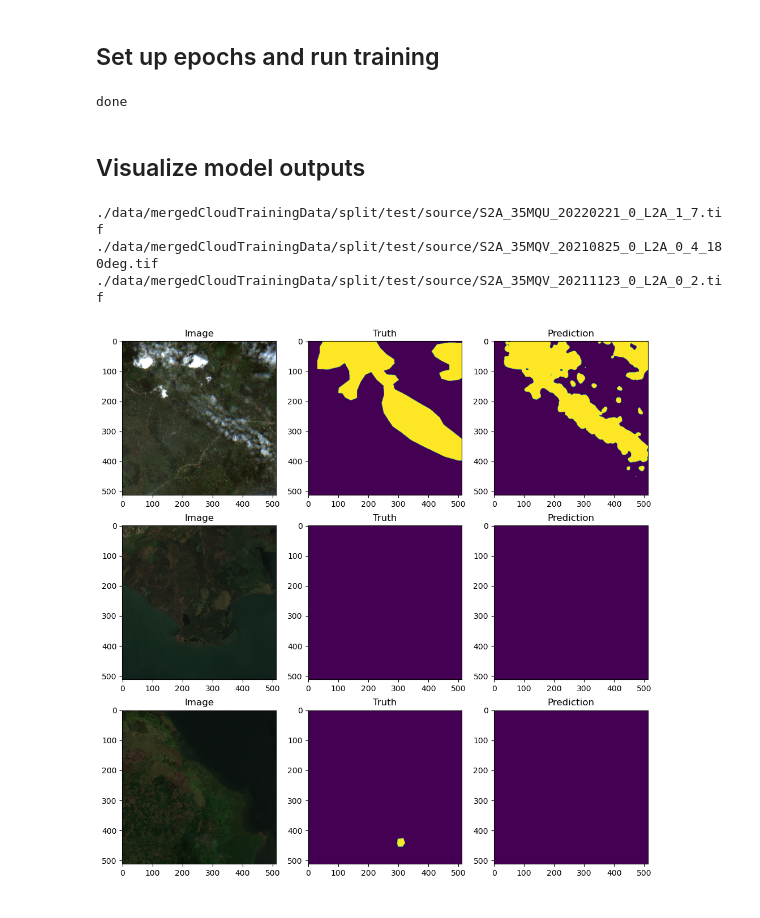
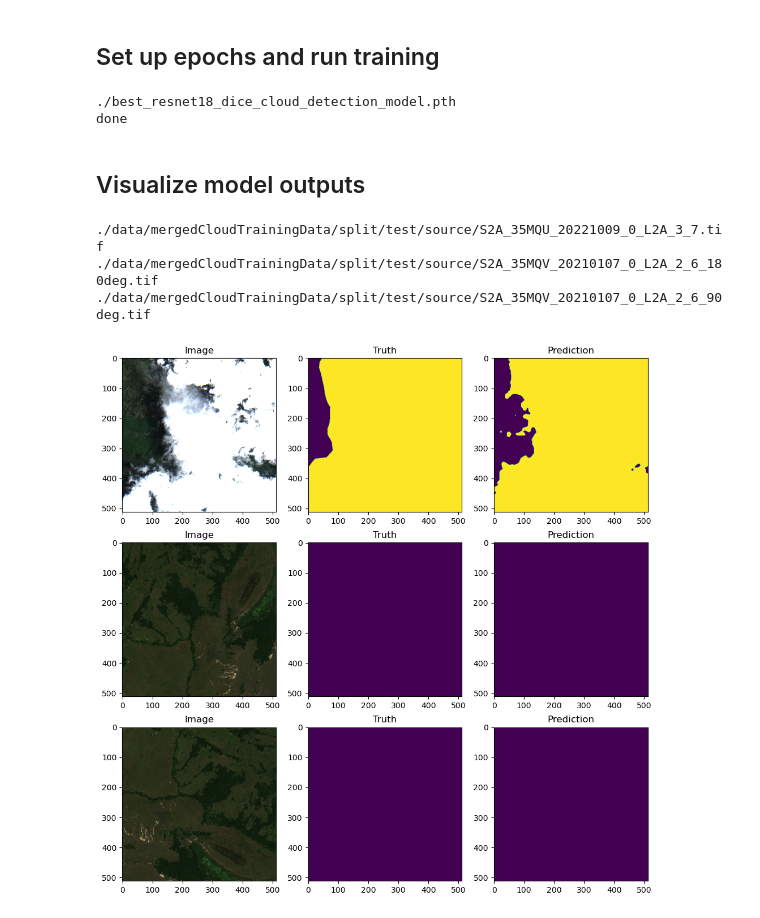
Before and after one commit to caseyslaught/smartcarte-containers, a Jupyter notebook: notebooks/src/RunBuildCloudModel.ipynb, the cells around one changed output. Saved outputs shown, nothing was run; the diff lists cells and outputs as text; code cells hidden in the pictures.

```diff
--- a/notebooks/src/RunBuildCloudModel.ipynb
+++ b/notebooks/src/RunBuildCloudModel.ipynb
@@ -99,5 +100,7 @@ Downloading: "https://download.pytorch.org/models/resnet18-5c106cde.pth" to /roo
 model_path =  f'./best_{ENCODER}_{LOSS}_cloud_detection_model.pth'
 # %%
+
+print(model_path)
 
 metrics = []
 
@@ -117,7 +120,10 @@ val_epoch = smp_utils.train.ValidEpoch(
 )
 
 
-NUM_EPOCHS = 2
+NUM_EPOCHS = 4
+
+# 4 epochs, 1561 training chips: 0.06787 dice loss
+# 4 epochs, 1657 training chips: 0.08707 dice loss
 
 for i in range(0, NUM_EPOCHS):
     train_logs = train_epoch.run(train_dataloader)
@@ -126,4 +132,5 @@ for i in range(0, NUM_EPOCHS):
 
 print('done')
 # %% [output]
+./best_resnet18_dice_cloud_detection_model.pth
 done
@@ -138,7 +157,7 @@ from common.utilities.visualization import plot_bands
 
 
 count = 3
-offset = 0
+offset = 12
 
 fig, rows = plt.subplots(count, 3, figsize=(12, 12))
 if rows.ndim == 1:
@@ -148,34 +167,34 @@ if rows.ndim == 1:
 best_model = torch.load(model_path)
 
 for i in range(count):
 
     row = rows[i]
     image, labels = test_dataset[i+offset]
     image_path = test_dataset.image_paths[i+offset]
     print(image_path)
 
     image = np.expand_dims(image, 0)
     image = torch.tensor(image)
 
     prediction = best_model.predict(image)
     probabilities = torch.sigmoid(prediction).cpu().numpy()
     probabilities = probabilities[0, 0, :, :]
     binary_prediction = (probabilities >= 0.80).astype(bool)
 
     labels = labels.squeeze().numpy()
     labels = np.ma.array(labels, mask=(labels==2))
 
     image = image.cpu().numpy().squeeze(0)
     plot_bands(image, bands=[2, 1, 0], ax=row[0], transpose=True)
     row[0].set_title('Image')
 
     row[1].imshow(labels, vmin=0, vmax=1)
     row[1].set_title('Truth')
 
     row[2].imshow(binary_prediction, vmin=0, vmax=1)
     row[2].set_title('Prediction')
 # %% [output]
-./data/mergedCloudTrainingData/split/test/source/S2A_35MQU_20220221_0_L2A_1_7.tif
-./data/mergedCloudTrainingData/split/test/source/S2A_35MQV_20210825_0_L2A_0_4_180deg.tif
-./data/mergedCloudTrainingData/split/test/source/S2A_35MQV_20211123_0_L2A_0_2.tif
+./data/mergedCloudTrainingData/split/test/source/S2A_35MQU_20221009_0_L2A_3_7.tif
+./data/mergedCloudTrainingData/split/test/source/S2A_35MQV_20210107_0_L2A_2_6_180deg.tif
+./data/mergedCloudTrainingData/split/test/source/S2A_35MQV_20210107_0_L2A_2_6_90deg.tif
-[figure, old version]
+[figure, new version]
```
Also changed, not shown: parts of 4 cells of this notebook, 7 other files.
